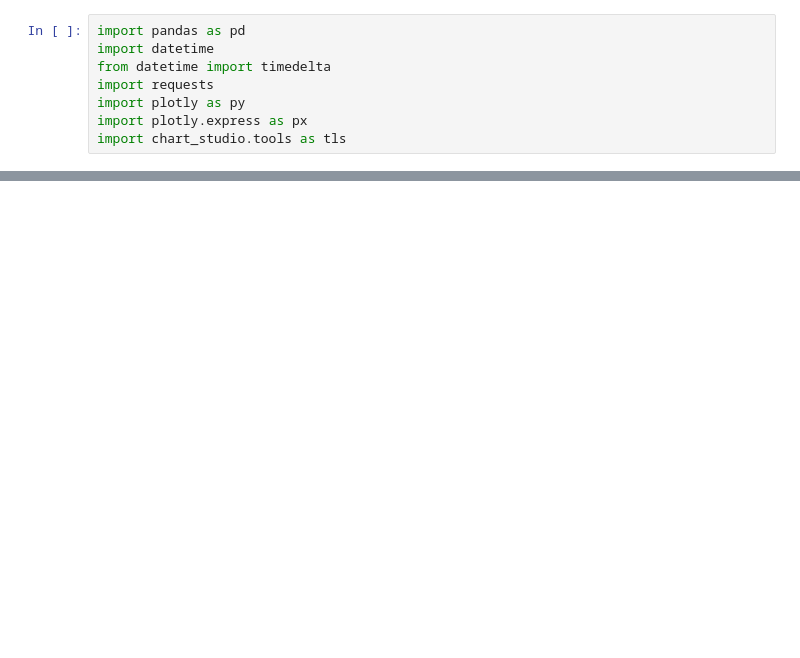
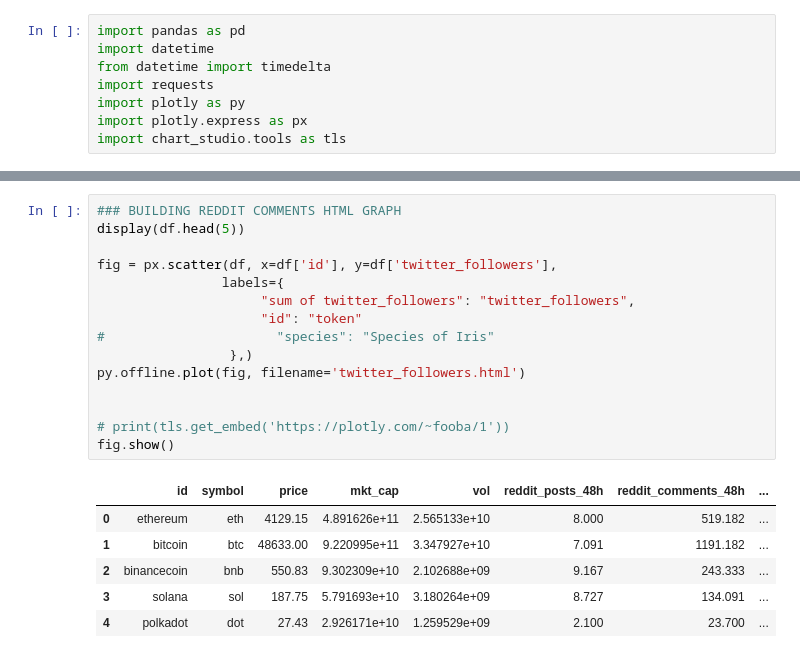
Before and after one commit to ValverdeDaniel/SpaceEggs, a Jupyter notebook: cryptoGrphas.ipynb, the cells around one changed output, grey strips where cells are left out. Cells and saved outputs as stored; diff of their text form; blank space fills up the shorter version.

```diff
--- a/cryptoGrphas.ipynb
+++ b/cryptoGrphas.ipynb
@@ -119,3 +119,25 @@ fig.show()
+# %%
+### BUILDING REDDIT COMMENTS HTML GRAPH
+display(df.head(5))
+
+fig = px.scatter(df, x=df['id'], y=df['twitter_followers'],
+                labels={
+                     "sum of twitter_followers": "twitter_followers",
+                     "id": "token"
+#                      "species": "Species of Iris"
+                 },)
+py.offline.plot(fig, filename='twitter_followers.html')
+
+
+# print(tls.get_embed('https://plotly.com/~fooba/1'))
+fig.show()
+# %% [output]
+|  | id | symbol | price | mkt_cap | vol | reddit_posts_48h | reddit_comments_48h | ... |
+| 0 | ethereum | eth | 4129.15 | 4.891626e+11 | 2.565133e+10 | 8.000 | 519.182 | ... |
+| 1 | bitcoin | btc | 48633.00 | 9.220995e+11 | 3.347927e+10 | 7.091 | 1191.182 | ... |
+| 2 | binancecoin | bnb | 550.83 | 9.302309e+10 | 2.102688e+09 | 9.167 | 243.333 | ... |
+| 3 | solana | sol | 187.75 | 5.791693e+10 | 3.180264e+09 | 8.727 | 134.091 | ... |
+| 4 | polkadot | dot | 27.43 | 2.926171e+10 | 1.259529e+09 | 2.100 | 23.700 | ... |
 # %%
 #clean version of historic prices request
 #timestamps are in day-month-year
```
Also changed, not shown: parts of 5 cells of this notebook, 4 other files.
